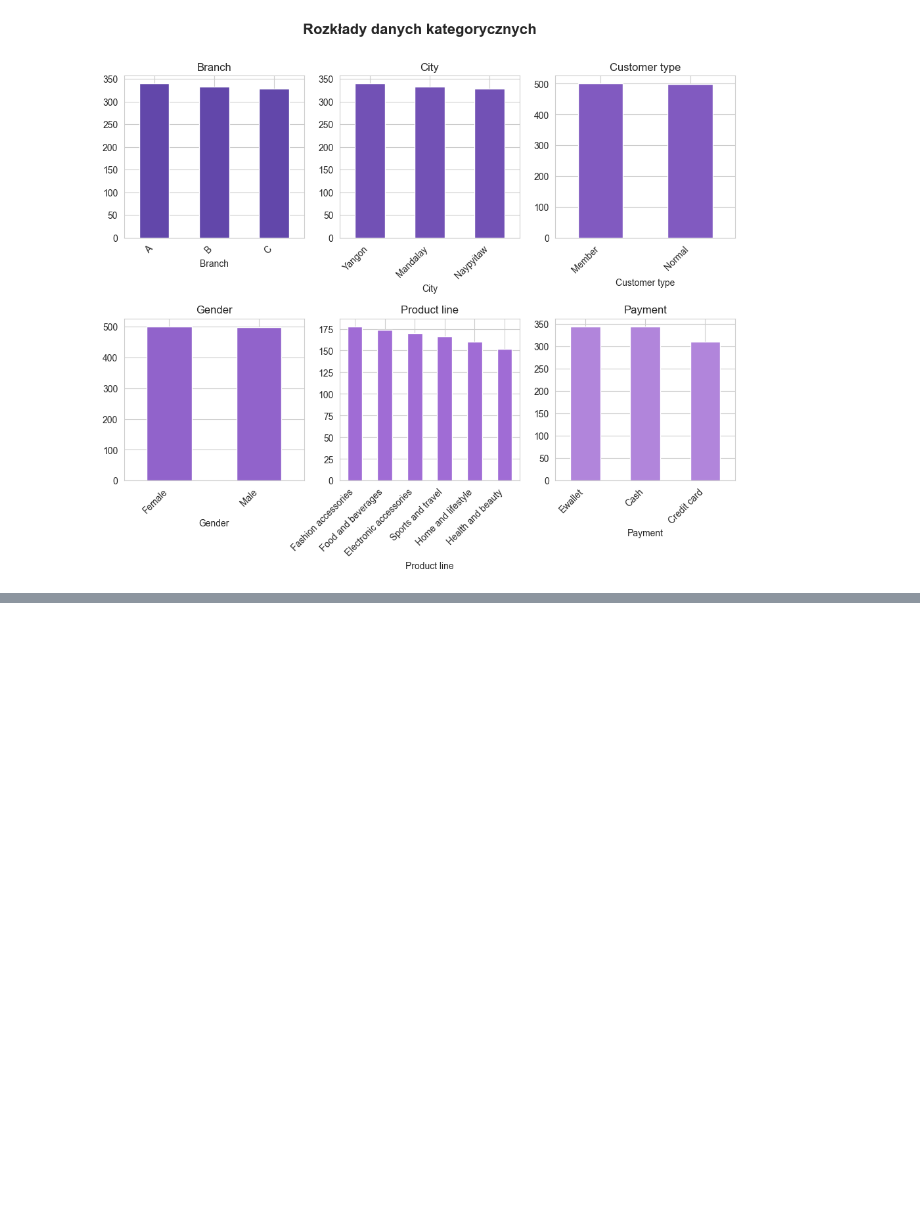
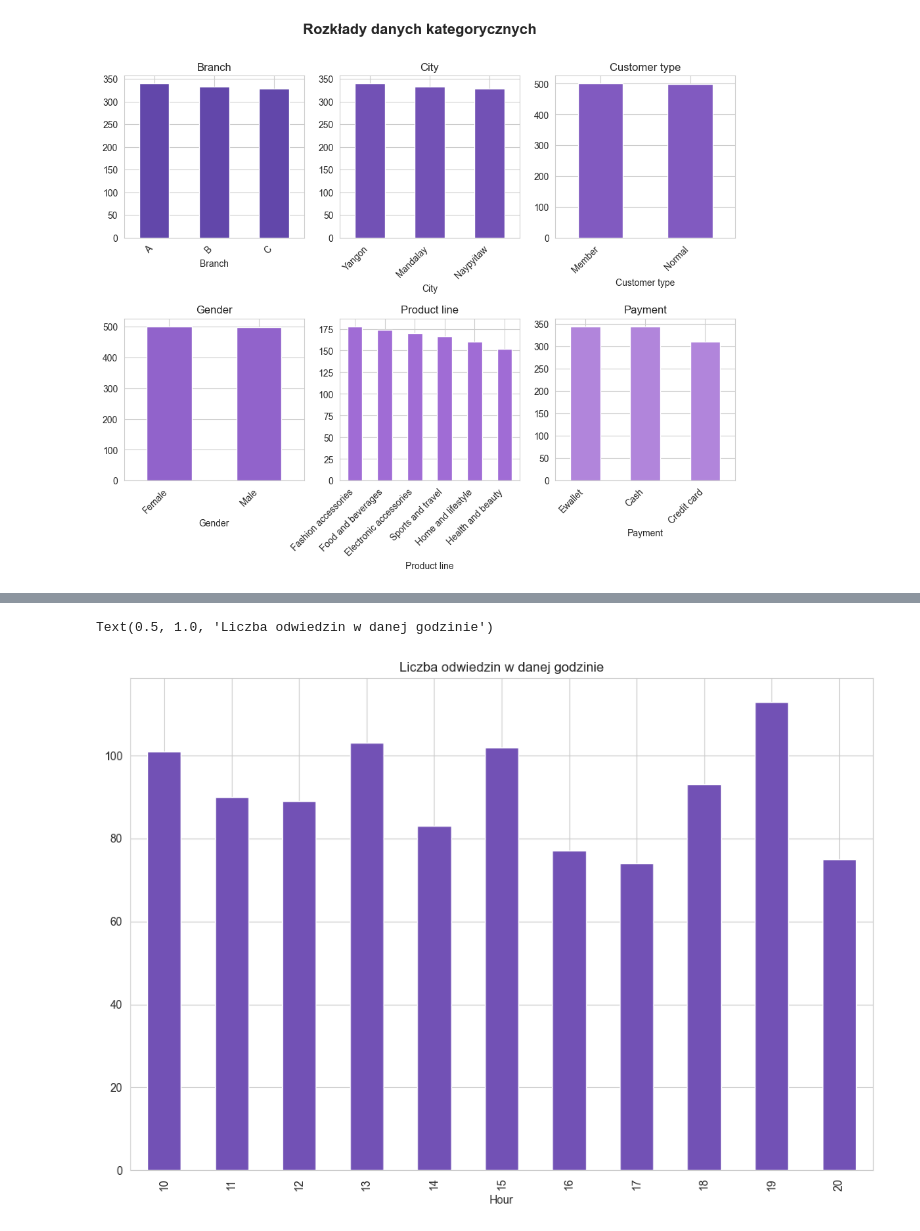
Before and after one commit to rstudion-t/biedronka-analysis, a Jupyter notebook: rstudion-t/notebooks/analysis.ipynb, the cells around one changed output, grey strips where cells are left out. Saved outputs shown, nothing was run; the diff lists cells and outputs as text; code cells hidden in the pictures; blank space fills up the shorter version.

```diff
--- a/notebooks/analysis.ipynb
+++ b/rstudion-t/notebooks/analysis.ipynb
@@ -202,0 +216,7 @@ for i, feature in enumerate(
+# %%
+# Liczba odwiedzin w danej godzinie - wykres
+
+df.groupby('Hour')['Invoice ID'].count().plot(kind='bar', figsize=(12, 8), color=get_color(1)).set_title("Liczba odwiedzin w danej godzinie")
+# %% [output]
+Text(0.5, 1.0, 'Liczba odwiedzin w danej godzinie')
+[figure, added]
```
Also changed, not shown: parts of 8 cells of this notebook, 9 other files.
